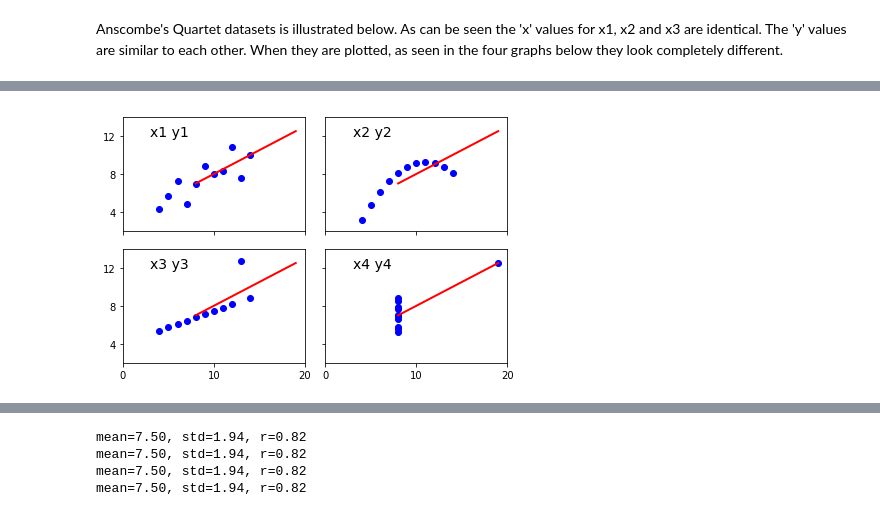
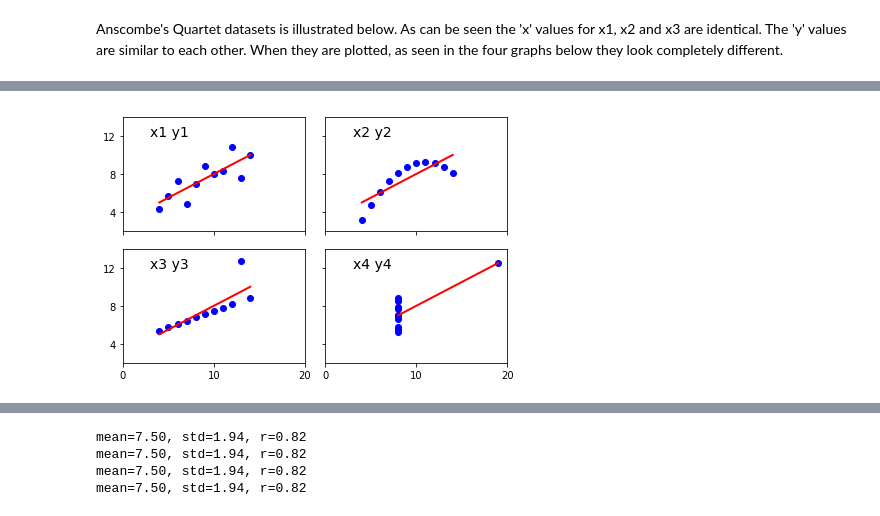
Before and after one commit to colettegallagher/anscombes, a Jupyter notebook: anscombes.ipynb, the cells around one changed output, grey strips where cells are left out. Cells and saved outputs as stored; diff of their text form; code cells hidden in the pictures.

```diff
--- a/anscombes.ipynb
+++ b/anscombes.ipynb
@@ -28,22 +28,20 @@ Anscombe's Quartet datasets is illustrated below.  As can be seen the 'x' values
 
 ![image.png](attachment:image.png)
 # %%
-# Import matplotlib & numpy to plot the 4 datasets
+# To plot the four datasets
+#Import matplotlib & numpy to plot the 4 datasets
 
 import matplotlib.pyplot as plt
 import numpy as np
 
 # Dataset value as x and y
 
-x1 = np.array([10, 8, 13, 9, 11, 14, 6, 4, 12, 7, 5])
+x = np.array([10, 8, 13, 9, 11, 14, 6, 4, 12, 7, 5])
 y1 = np.array([8.04, 6.95, 7.58, 8.81, 8.33, 9.96, 7.24, 4.26, 10.84, 4.82, 5.68])
-x2 = np.array([10, 8, 13, 9, 11, 14, 6, 4, 12, 7, 5])
 y2 = np.array([9.14, 8.14, 8.74, 8.77, 9.26, 8.10, 6.13, 3.10, 9.13, 7.26, 4.74])
-x3 = np.array([10, 8, 13, 9, 11, 14, 6, 4, 12, 7, 5])
 y3 = np.array([7.46, 6.77, 12.74, 7.11, 7.81, 8.84, 6.08, 5.39, 8.15, 6.42, 5.73])
 x4 = np.array([8, 8, 8, 8, 8, 8, 8, 19, 8, 8, 8])
 y4 = np.array([6.58, 5.76, 7.71, 8.84, 8.47, 7.04, 5.25, 12.50, 5.56, 7.91, 6.89])
-
 
 def fit(x):
     return 3 + 0.5 * x
@@ -54,38 +52,37 @@ xfit = np.array([np.min(x), np.max(x)])
 # Dataset 1 - x1 & y1
 
 plt.subplot(221)
-plt.plot(x1, y1, 'bo', xfit, fit(xfit), 'r-', lw=2)
+plt.plot(x, y1, 'bo', xfit, fit(xfit), 'r-', lw=2)
 plt.axis([2, 20, 2, 14])
 plt.setp(plt.gca(), xticklabels=[], yticks=(4, 8, 12), xticks=(0, 10, 20))
 plt.text(3, 12, 'x1 y1', fontsize=14)
 
 # Dataset 2 - x2 & y2
 
 plt.subplot(222)
-plt.plot(x2, y2, 'bo', xfit, fit(xfit), 'r-', lw=2)
+plt.plot(x, y2, 'bo', xfit, fit(xfit), 'r-', lw=2)
 plt.axis([2, 20, 2, 14])
 plt.setp(plt.gca(), xticks=(0, 10, 20), xticklabels=[],
          yticks=(4, 8, 12), yticklabels=[], )
 plt.text(3, 12, 'x2 y2', fontsize=14)
 
 # Dataset 3 - x3 & y3
 
 plt.subplot(223)
-plt.plot(x3, y3, 'bo', xfit, fit(xfit), 'r-', lw=2)
+plt.plot(x, y3, 'bo', xfit, fit(xfit), 'r-', lw=2)
 plt.axis([2, 20, 2, 14])
 plt.text(3, 12, 'x3 y3', fontsize=14)
 plt.setp(plt.gca(), yticks=(4, 8, 12), xticks=(0, 10, 20))
 
 # Dataset 4 - x4 & y4
 
 plt.subplot(224)
 xfit = np.array([np.min(x4), np.max(x4)])
 plt.plot(x4, y4, 'bo', xfit, fit(xfit), 'r-', lw=2)
 plt.axis([2, 20, 2, 14])
 plt.setp(plt.gca(), yticklabels=[], yticks=(4, 8, 12), xticks=(0, 10, 20))
 plt.text(3, 12, 'x4 y4', fontsize=14)
 
-
 plt.tight_layout()
 # %% [output]
-[figure, old version]
+[figure, new version]
```
Also changed, not shown: parts of 24 cells of this notebook.
